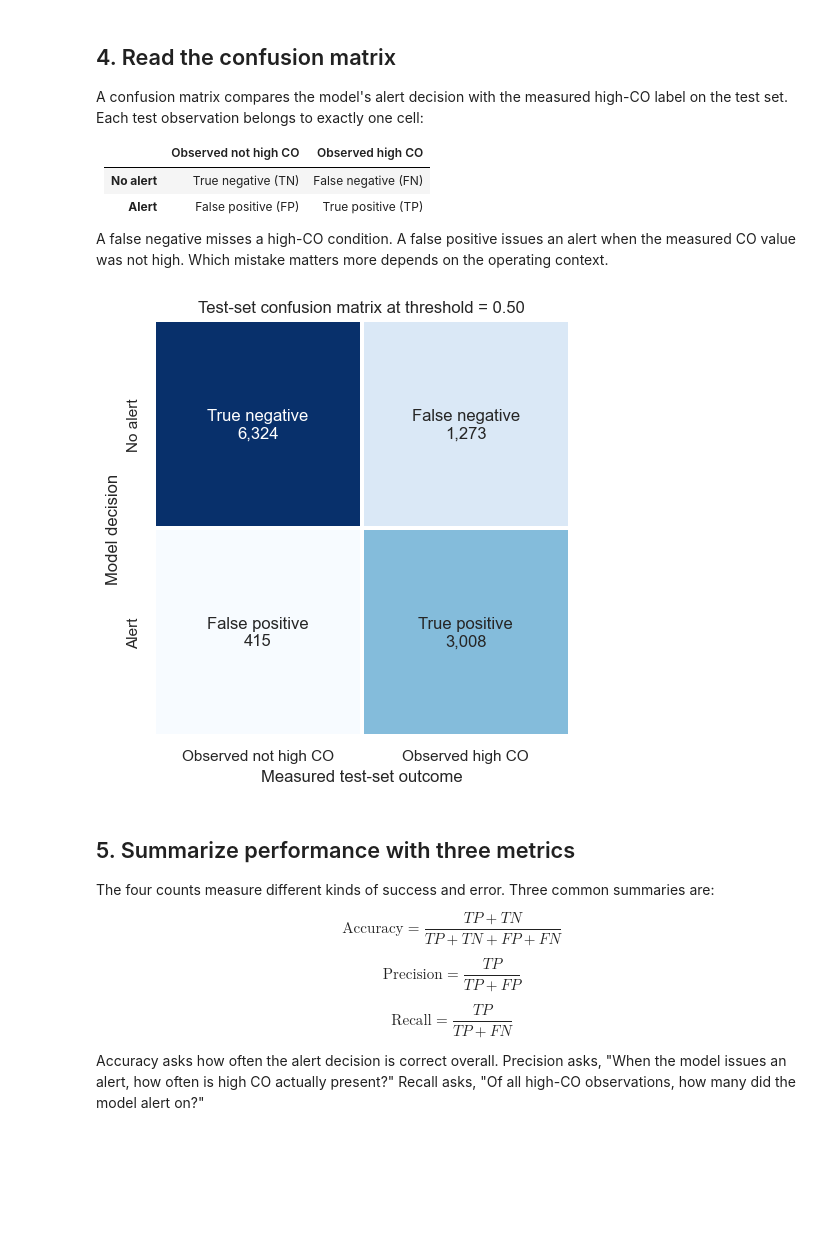
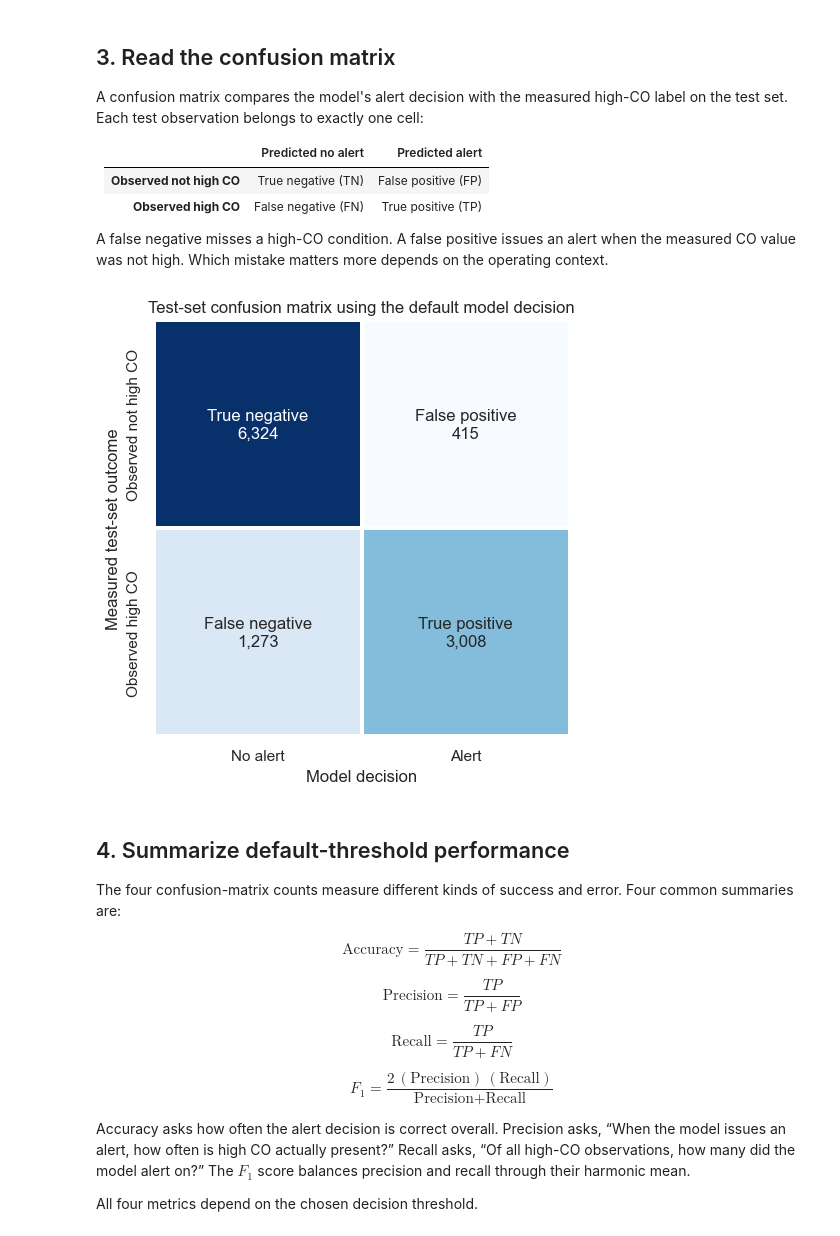
Before and after one commit to changyaochen/MECE4520, a Jupyter notebook: site/classification/03-classification-metrics.ipynb, the cells around one changed output. Cells and saved outputs as stored; diff of their text form; code cells hidden in the pictures; blank space fills up the shorter version.

```diff
--- a/site/classification/03-classification-metrics.ipynb
+++ b/site/classification/03-classification-metrics.ipynb
@@ -43,7 +43,7 @@ model_data = data[["TIT", "high_co"]].dropna().copy()
 X = model_data[["TIT"]]
 y = model_data["high_co"]
 
-X_development, X_test, y_development, y_test = train_test_split(
+X_train, X_test, y_train, y_test = train_test_split(
     X,
     y,
     test_size=0.30,
@@ -51,20 +51,12 @@ X_development, X_test, y_development, y_test = train_test_split(
     stratify=y,
 )
 
-X_train, X_validation, y_train, y_validation = train_test_split(
-    X_development,
-    y_development,
-    test_size=0.20,
-    random_state=4520,
-    stratify=y_development,
-)
-
 split_summary = pd.DataFrame(
     {
-        "observations": [len(X_train), len(X_validation), len(X_test)],
-        "high-CO fraction": [y_train.mean(), y_validation.mean(), y_test.mean()],
+        "observations": [len(X_train), len(X_test)],
+        "high-CO fraction": [y_train.mean(), y_test.mean()],
     },
-    index=["Training set", "Validation set", "Test set"],
+    index=["Training set", "Test set"],
 )
 split_summary.style.format({"high-CO fraction": "{:.1%}"})
 # %% [output]
@@ -82,11 +77,10 @@ For this notebook, we use scikit-learn's implementation rather than repeat the g
 model = LogisticRegression(max_iter=1_000)
 model.fit(X_train, y_train)
 
-validation_probabilities = model.predict_proba(X_validation)[:, 1]
 test_probabilities = model.predict_proba(X_test)[:, 1]
+test_predictions = model.predict(X_test)
 
 print(f"Training observations used to fit the model: {len(X_train):,}")
-print(f"Validation observations: {len(X_validation):,}")
 print(f"Held-out test observations: {len(X_test):,}")
 print(f"Fitted log-odds = {model.intercept_[0]:.3f} + ({model.coef_[0, 0]:.5f}) × TIT")
 # %% [output]
@@ -145,51 +142,52 @@ plt.show()
 # %% [markdown]
-## 4. Read the confusion matrix
+## 3. Read the confusion matrix
 
 A confusion matrix compares the model's alert decision with the measured high-CO label on the test set. Each test observation belongs to exactly one cell:
 
-| | Observed not high CO | Observed high CO |
+| | Predicted no alert | Predicted alert |
 |---|---:|---:|
-| **No alert** | True negative (TN) | False negative (FN) |
-| **Alert** | False positive (FP) | True positive (TP) |
+| **Observed not high CO** | True negative (TN) | False positive (FP) |
+| **Observed high CO** | False negative (FN) | True positive (TP) |
 
 A false negative misses a high-CO condition. A false positive issues an alert when the measured CO value was not high. Which mistake matters more depends on the operating context.
 # %%
 from sklearn.metrics import confusion_matrix
 
 tn, fp, fn, tp = confusion_matrix(y_test, test_predictions, labels=[0, 1]).ravel()
 
-matrix = np.array([[tn, fn], [fp, tp]])
+matrix = np.array([[tn, fp], [fn, tp]])
 cell_labels = np.array([
-    [f"True negative\n{tn:,}", f"False negative\n{fn:,}"],
-    [f"False positive\n{fp:,}", f"True positive\n{tp:,}"],
+    [f"True negative\n{tn:,}", f"False positive\n{fp:,}"],
+    [f"False negative\n{fn:,}", f"True positive\n{tp:,}"],
 ])
 
 fig, ax = plt.subplots(figsize=(7.2, 5.4))
 sns.heatmap(
     matrix,
     annot=cell_labels,
     fmt="",
     cmap="Blues",
     cbar=False,
     square=True,
     linewidths=1.5,
     linecolor="white",
-    xticklabels=["Observed not high CO", "Observed high CO"],
-    yticklabels=["No alert", "Alert"],
+    xticklabels=["No alert", "Alert"],
+    yticklabels=["Observed not high CO", "Observed high CO"],
     ax=ax,
 )
 ax.set(
-    xlabel="Measured test-set outcome",
-    ylabel="Model decision",
-    title=f"Test-set confusion matrix at threshold = {threshold:.2f}",
+    xlabel="Model decision",
+    ylabel="Measured test-set outcome",
+    title="Test-set confusion matrix using the default model decision",
 )
 plt.show()
 # %% [output]
-[figure, old version]
+[figure, new version]
 # %% [markdown]
-## 5. Summarize performance with three metrics
+## 4. Summarize default-threshold performance
 
-The four counts measure different kinds of success and error. Three common summaries are:
+The four confusion-matrix counts measure different kinds of success and error.
+Four common summaries are:
 
 $$
 \text{Accuracy} = \frac{TP + TN}{TP + TN + FP + FN}
@@ -203,7 +201,17 @@ $$
 \text{Recall} = \frac{TP}{TP + FN}
 $$
 
-Accuracy asks how often the alert decision is correct overall. Precision asks, "When the model issues an alert, how often is high CO actually present?" Recall asks, "Of all high-CO observations, how many did the model alert on?"
+$$
+F_1 = \frac{2\,(\text{Precision})\,(\text{Recall})}
+{\text{Precision} + \text{Recall}}
+$$
+
+Accuracy asks how often the alert decision is correct overall. Precision asks,
+“When the model issues an alert, how often is high CO actually present?” Recall
+asks, “Of all high-CO observations, how many did the model alert on?” The
+$F_1$ score balances precision and recall through their harmonic mean.
+
+All four metrics depend on the chosen decision threshold.
 # %%
 accuracy = (tp + tn) / (tp + tn + fp + fn)
 precision = tp / (tp + fp)
```
Also changed, not shown: parts of 20 cells of this notebook, 9 other files.
